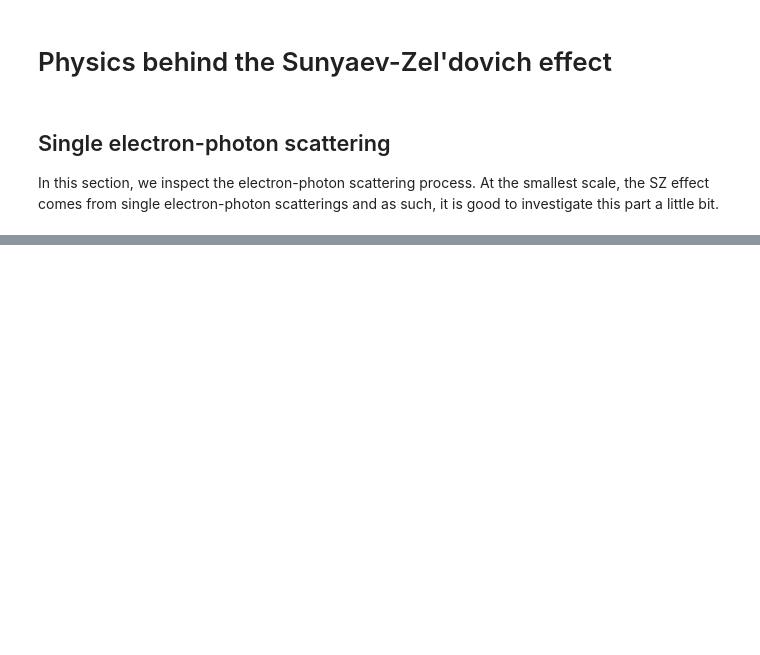
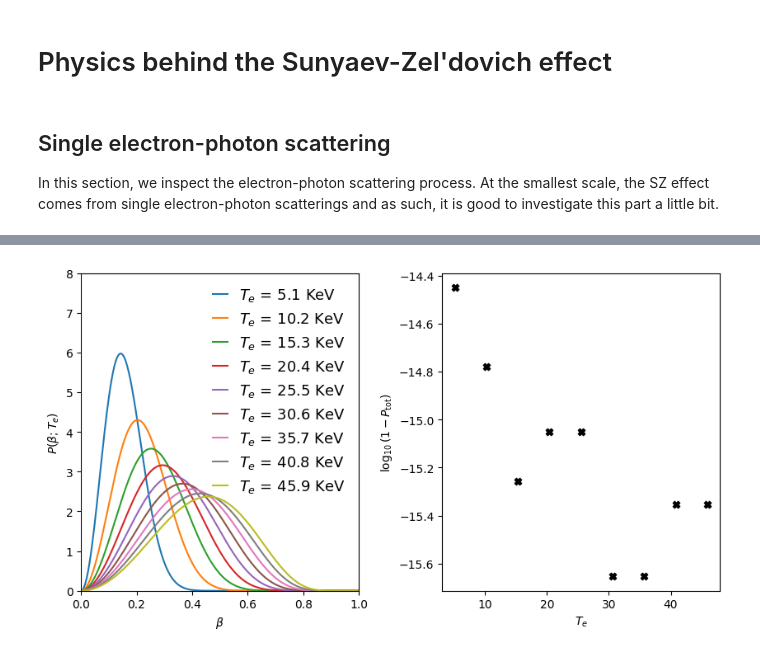
Before and after one commit to arendMoerman/MockSZ, a Jupyter notebook: etc/demos/Scatterings.ipynb, the cells around one changed output, grey strips where cells are left out. Drawn from its saved outputs; the diff is of its cells as text; code cells hidden in the pictures; blank space fills up the shorter version.

```diff
--- a/etc/demos/Scatterings.ipynb
+++ b/etc/demos/Scatterings.ipynb
@@ -54,0 +58,34 @@ We start by showing scattering probabilities for a relativistic Maxwellian distr
+# %%
+lim = 1 - np.finfo(float).eps # Set upper beta limit to almost 1
+
+beta_arr = np.linspace(0, lim, 1000)
+dbeta = beta_arr[1] - beta_arr[0]
+
+Te = np.array([5.1, 10.2, 15.3, 20.4, 25.5, 30.6, 35.7, 40.8, 45.9])
+
+fig, ax = pt.subplots(1,2, figsize=(10,5), gridspec_kw={"wspace":0.3})
+
+check = np.zeros(Te.size)
+
+for i in range(Te.size):
+    amplitudes = simObj.getMaxwellJuttner(beta_arr, Te[i])
+    #print(amplitudes)
+
+    ax[0].plot(beta_arr, amplitudes, label=r"$T_e$ = {} KeV".format(Te[i]))
+
+    check[i] = np.sum(amplitudes * dbeta, axis=0)
+
+ax[0].set_ylim(0, 8)
+ax[0].set_xlim(0, 1)
+
+ax[0].set_ylabel(r"$P(\beta;T_e)$")
+ax[0].set_xlabel(r"$\beta$")
+ax[0].legend(frameon=False, prop={'size': 13},handlelength=1)
+
+ax[1].scatter(Te, np.log10(np.absolute(1 - check)), marker="X", color="black")
+ax[1].set_ylabel(r"$\log_{10}(1 - P_\mathrm{tot})$")
+ax[1].set_xlabel(r"$T_e$")
+
+pt.show()
+# %% [output]
+[figure, added]
```
Also changed, not shown: parts of 9 cells of this notebook, 24 other files.
